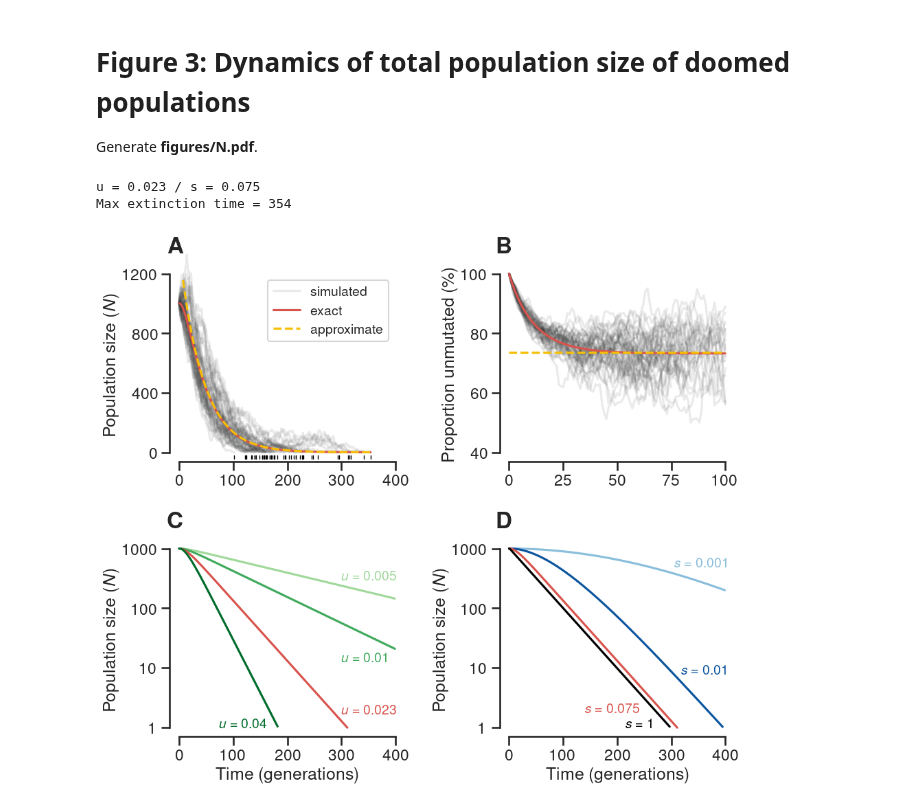
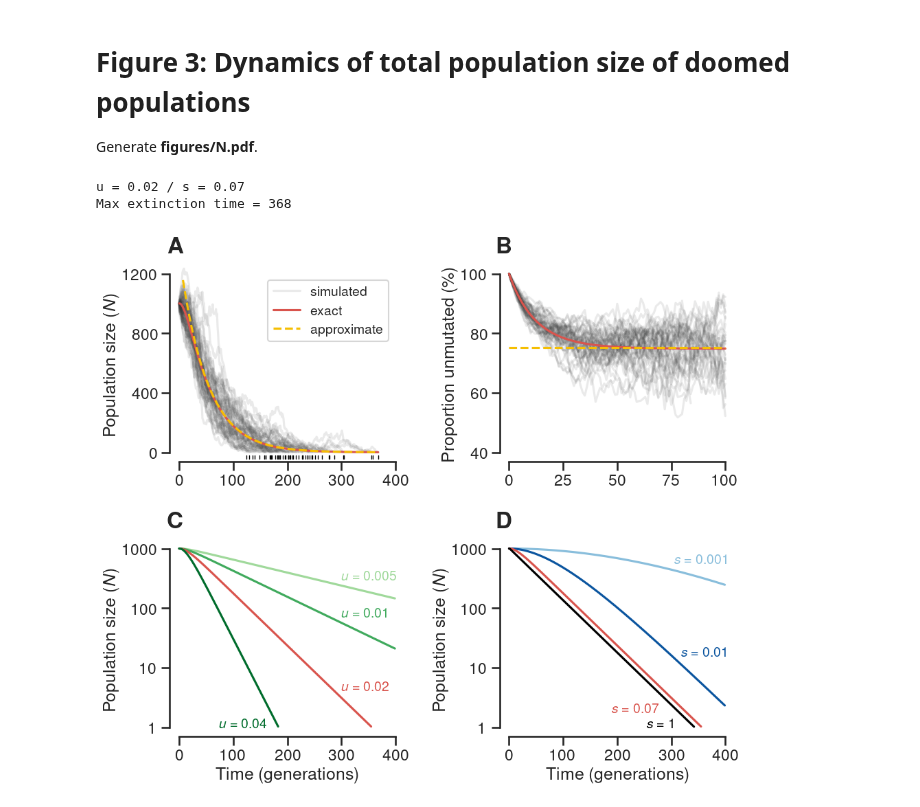
Before and after one commit to rbazev/doomed, a Jupyter notebook: python/N.ipynb, the cells around one changed output. Cells and saved outputs as stored; diff of their text form; code cells hidden in the pictures.

```diff
--- a/python/N.ipynb
+++ b/python/N.ipynb
@@ -5,7 +5,7 @@ Generate **figures/N.pdf**.
 # %%
 from doomed import *
 # %%
-np.random.seed(12022022)
+np.random.seed(6232023)
 
 fig, ((ax1, ax2), (ax3, ax4)) = plt.subplots(2, 2, figsize=(9.4, 8))
 
@@ -27,8 +27,8 @@ ax4.set_position([.636, .105, .335, .325])
 
 # Parts A and B: stochastic simulations
 Z0 = List([1000])
-u = 0.023
-s = 0.075
+u = 0.02
+s = 0.07
 tt = []
 for i in range(50):
     tmpN, tmpZ, t = to_extinction(Z0, s, u)
@@ -62,46 +62,46 @@ ax1.legend(fontsize=14)
 
 # Part C: changing u
 cols = sns.color_palette("Greens", n_colors=7)
 u = 0.005
 tmpN = np.array([ENt(Z0, t, s, u) for t in range(400)])
 ax3.plot(np.log10(tmpN), label='u={0}'.format(u), clip_on=False, color=cols[2])
 u = 0.01
 tmpN = np.array([ENt(Z0, t, s, u) for t in range(400)])
 ax3.plot(np.log10(tmpN), label='u={0}'.format(u), clip_on=False, color=cols[4])
-u = 0.023
-ax3.plot(np.log10(theoryN[:312]), color=red, clip_on=False, label='u={0}'.format(u))
+u = 0.02
+ax3.plot(np.log10(theoryN[:356]), color=red, clip_on=False, label='u={0}'.format(u))
 u = 0.04
 tmpN = np.array([ENt(Z0, t, s, u) for t in range(200)])
 ax3.plot(np.log10(tmpN[tmpN>.999]), label='u={0}'.format(u), clip_on=False, color=cols[6])
 ax3.text( 73, 0, r'$u=0.04$', size=14, color=cols[6])
-ax3.text(300, 0.23, r'$u=0.023$', size=14, color=red)
-ax3.text(300, 1.1, r'$u=0.01$', size=14, color=cols[4])
+ax3.text(300, 0.62, r'$u=0.02$', size=14, color=red)
+ax3.text(300, 1.85, r'$u=0.01$', size=14, color=cols[4])
 ax3.text(300, 2.48, r'$u=0.005$', size=14, color=cols[2])
 
 # Part D: changing s
 cols = sns.color_palette("Blues", n_colors=6)
-u = 0.023
+u = 0.02
 s = 0.001
 tmpN = np.array([ENt(Z0, t, s, u) for t in range(400)])
 ax4.plot(np.log10(tmpN), label='s={0}'.format(s), clip_on=False, color=cols[2])
 s = 0.01
-tmpN = np.array([ENt(Z0, t, s, u) for t in range(450)])
-ax4.plot(np.log10(tmpN[tmpN>.999]), label='s={0}'.format(s), clip_on=False, color=cols[5])
-s = 0.075
-ax4.plot(np.log10(theoryN[:312]), color=red, clip_on=False, label='s={0}'.format(s))
+tmpN = np.array([ENt(Z0, t, s, u) for t in range(400)])
+ax4.plot(np.log10(tmpN), label='s={0}'.format(s), clip_on=False, color=cols[5])
+s = 0.07
+ax4.plot(np.log10(theoryN[:356]), color=red, clip_on=False, label='s={0}'.format(s))
 s = 1
 tmpN = np.array([ENt(Z0, t, s, u) for t in range(360)])
 ax4.plot(np.log10(tmpN[tmpN>.999]), label='s={0}'.format(s), clip_on=False, color='k')
-ax4.text(215, 0, r'$s=1$', size=14, color='k')
-ax4.text(140, 0.25, r'$s=0.075$', size=14, color=red)
-ax4.text(318, 0.9, r'$s=0.01$', size=14, color=cols[5])
-ax4.text(305, 2.7, r'$s=0.001$', size=14, color=cols[2])
+ax4.text(255, 0, r'$s=1$', size=14, color='k')
+ax4.text(190, 0.25, r'$s=0.07$', size=14, color=red)
+ax4.text(318, 1.2, r'$s=0.01$', size=14, color=cols[5])
+ax4.text(305, 2.75, r'$s=0.001$', size=14, color=cols[2])
 
 for ax in [ax3, ax4]:
     ax.set_yticklabels([1, 10, 100, 1000])
 
 plt.savefig('../figures/N.pdf')
 # %% [output]
-u = 0.023 / s = 0.075
-Max extinction time = 354
+u = 0.02 / s = 0.07
+Max extinction time = 368
-[figure, old version]
+[figure, new version]
```
Also changed, not shown: 1 other file.
